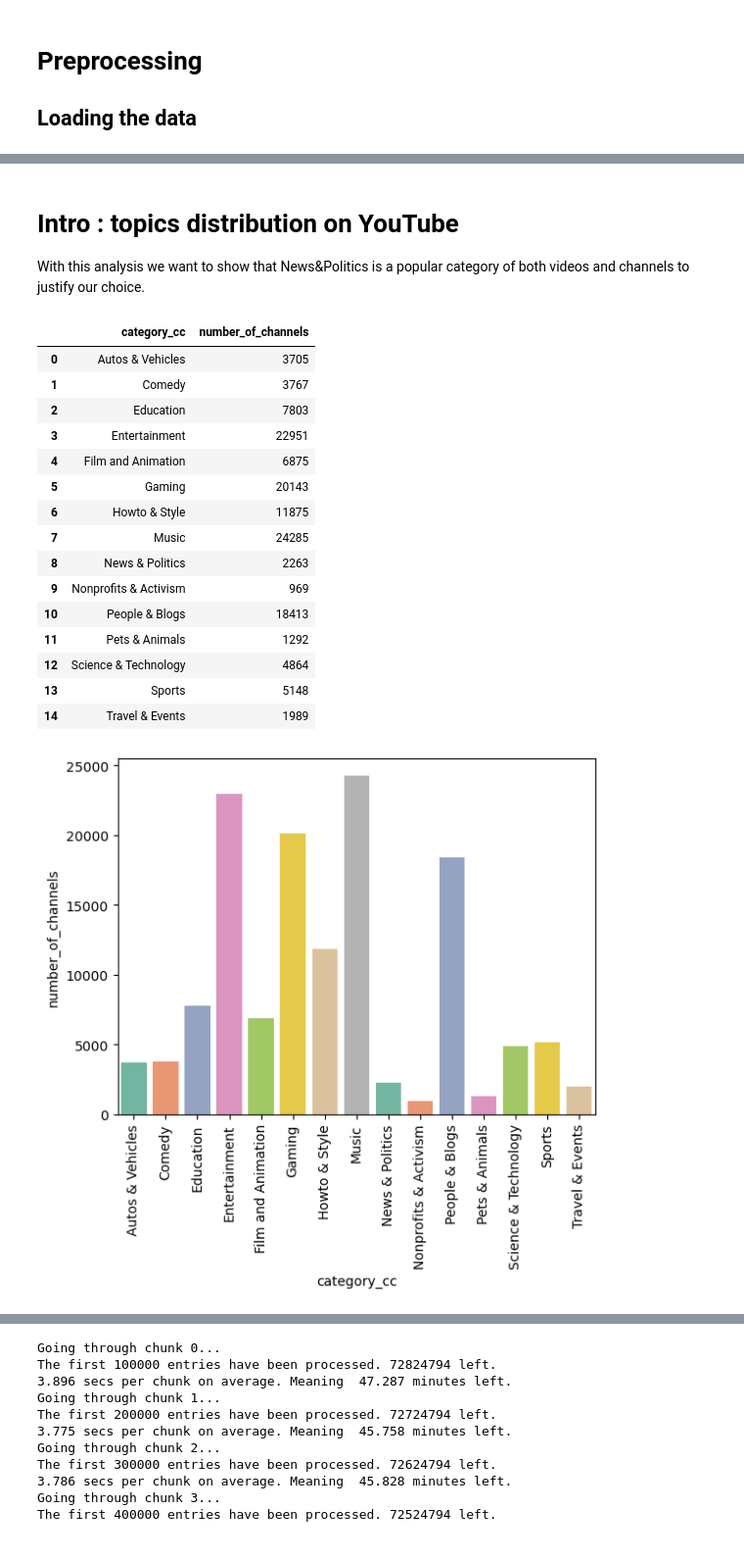
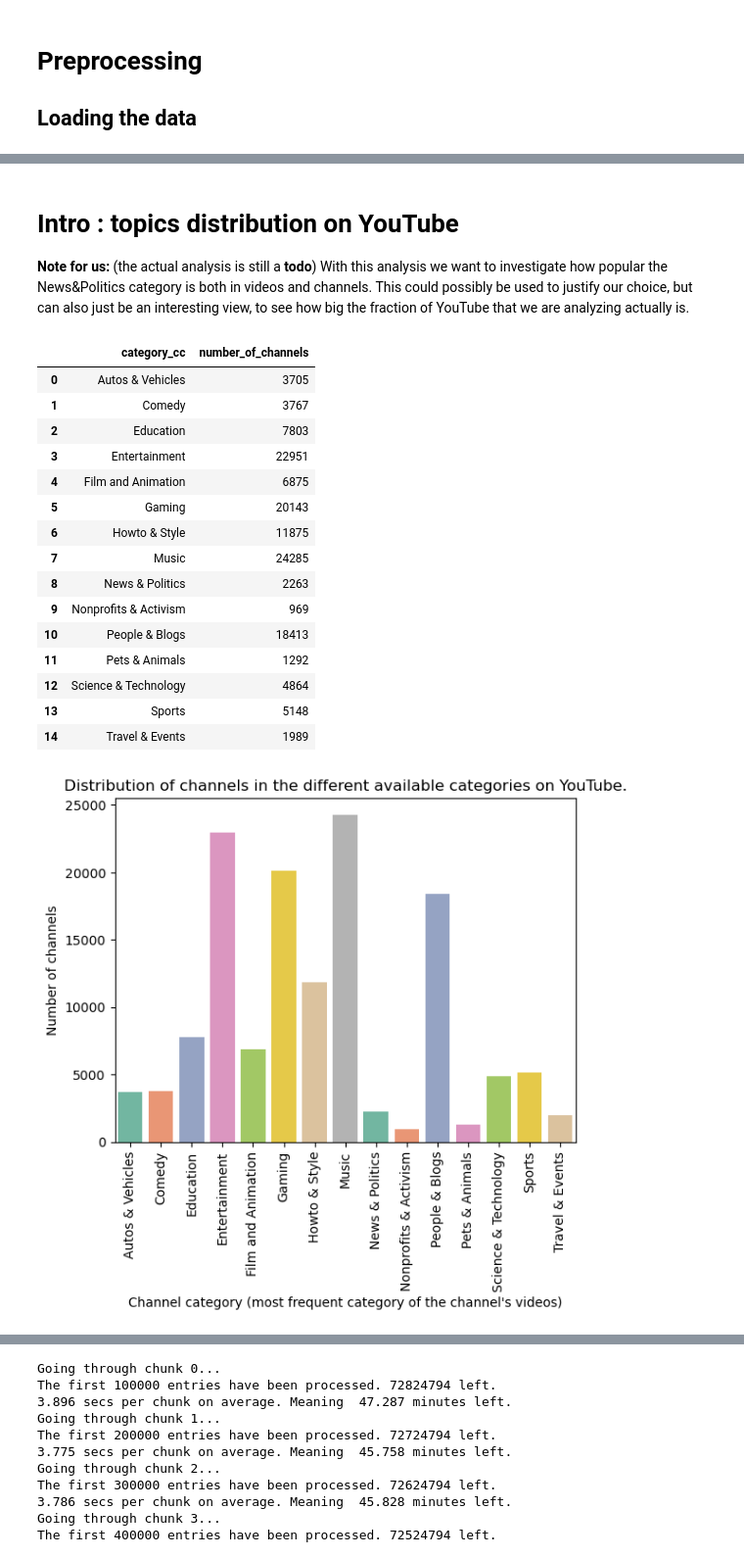
Before and after one commit to epfl-ada/ada-2024-project-thedataminions, a Jupyter notebook: analysis/analysis.ipynb, the cells around one changed output, grey strips where cells are left out. Shown at 98% size. Saved outputs shown, nothing was run; the diff lists cells and outputs as text; code cells hidden in the pictures.

```diff
--- a/analysis/analysis.ipynb
+++ b/analysis/analysis.ipynb
@@ -22,10 +22,10 @@ importlib.reload(dp)  # this makes it so that
 
 # when adding your own path, don't remove the existing path, just comment it
 # in this way, everyone can quickly uncomment their own path
-#dataset_root_path = "/media/andreas/Backup Plus/Ada/youniverse_dataset/"   #andreas
+dataset_root_path = "/media/andreas/Backup Plus/Ada/youniverse_dataset/"   #andreas
 #dataset_root_path = "D:/youniverse/"                                    #mila
 # dataset_root_path = "/Volumes/DISQUE_SAUVEGARDE_MANON_LANDRIEUX/dataset/"  #manon
-dataset_root_path = "/Volumes/Backup/Youniverse dataset/"
+# dataset_root_path = "/Volumes/Backup/Youniverse dataset/"
 # %% [markdown]
 # Preprocessing
 
@@ -90,33 +81,34 @@ def comments_in_chunks(chunksize: int = 1000000) -> pd.io.parsers.readers.TextFi
                                             # (remove the paranthesis above as well)
 # %% [markdown]
 # Intro : topics distribution on YouTube
-With this analysis we want to show that News&Politics is a popular category of both videos and channels to justify our choice.
+**Note for us:** (the actual analysis is still a **todo**)
+With this analysis we want to investigate how popular the News&Politics category is both in videos and channels. This could possibly be used to justify our choice, but can also just be an interesting view, to see how big the fraction of YouTube that we are analyzing actually is.
 # %%
 #distribution of categories for the channels
 category_channel= df_channels.groupby('category_cc').agg(number_of_channels=('category_cc', 'size')).reset_index()
 display(category_channel)
 ax = sns.barplot(x="category_cc", y="number_of_channels", data=category_channel,hue="category_cc", palette='Set2')
 plt.xticks(rotation=90)
+plt.title("Distribution of channels in the different available categories on YouTube.")
+plt.xlabel("Channel category (most frequent category of the channel's videos)")
+plt.ylabel("Number of channels")
 plt.show()
-
-#instead of saying it goes in our way we could say , that it is already a small category which can lead to more isolation as people are less interested
-#and there exists less various sources thus clustering can happen more easily
 # %% [output]
 |  | category_cc | number_of_channels |
 | 0 | Autos & Vehicles | 3705 |
 | 1 | Comedy | 3767 |
 | 2 | Education | 7803 |
 | 3 | Entertainment | 22951 |
 | 4 | Film and Animation | 6875 |
 | 5 | Gaming | 20143 |
 | 6 | Howto & Style | 11875 |
 | 7 | Music | 24285 |
 | 8 | News & Politics | 2263 |
 | 9 | Nonprofits & Activism | 969 |
 | 10 | People & Blogs | 18413 |
 | 11 | Pets & Animals | 1292 |
 | 12 | Science & Technology | 4864 |
 | 13 | Sports | 5148 |
 | 14 | Travel & Events | 1989 |
-[figure, old version]
+[figure, new version]
 # %%
```
Also changed, not shown: parts of 35 cells of this notebook.
